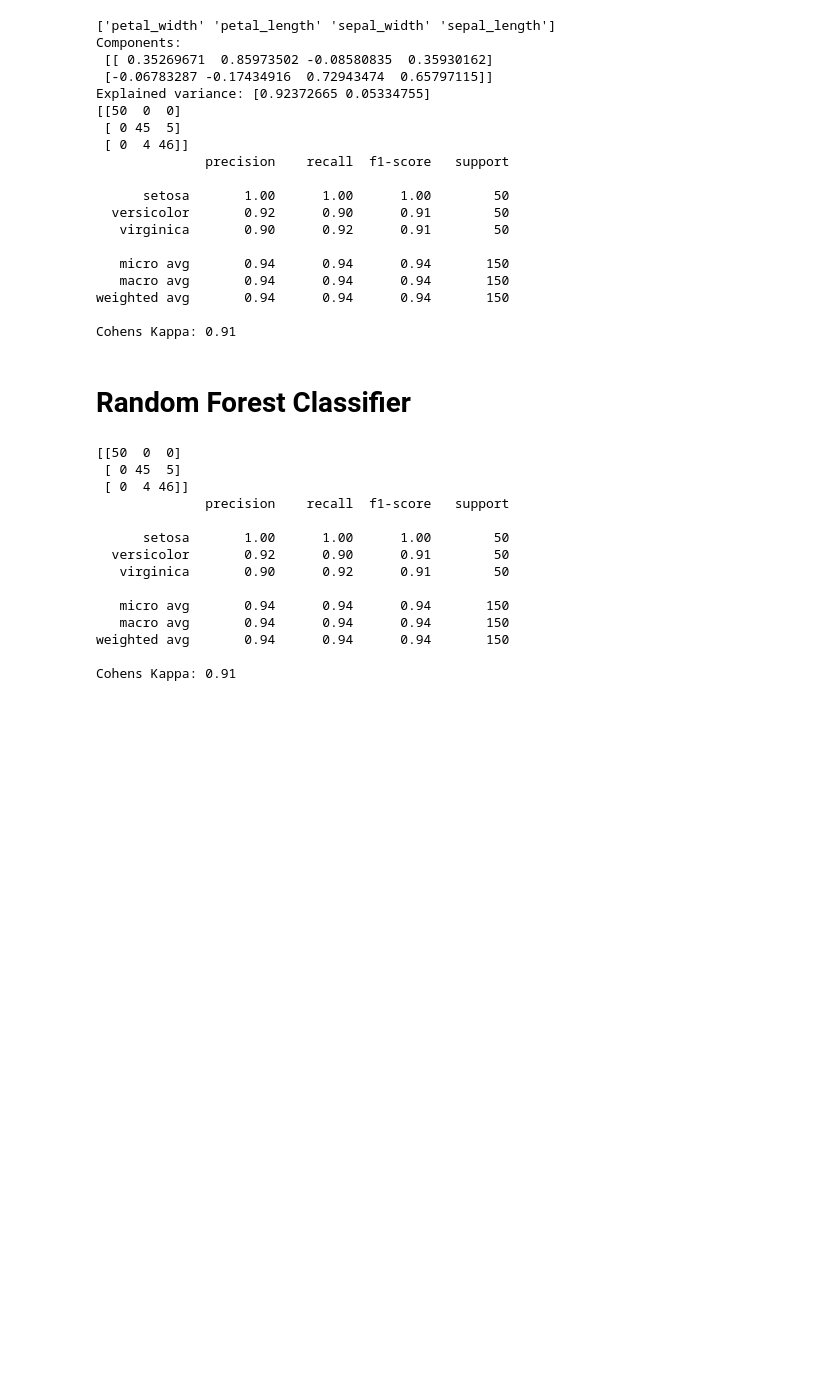
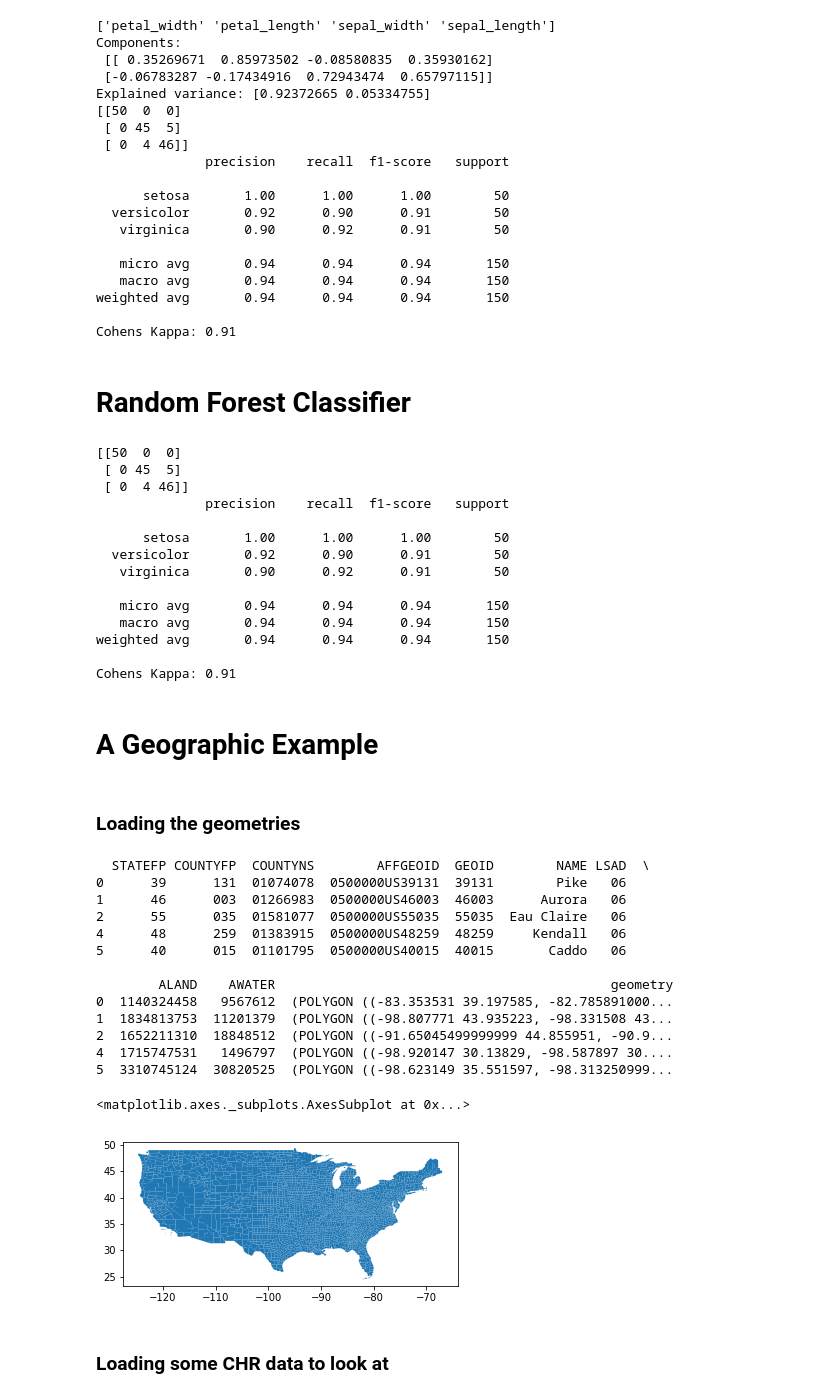
Before and after one commit to thomaspingel/geography_single_shot_notebooks, a Jupyter notebook: Classification.ipynb, the cells around one changed output. Saved outputs shown, nothing was run; the diff lists cells and outputs as text; code cells hidden in the pictures; blank space fills up the shorter version.

```diff
--- a/Classification.ipynb
+++ b/Classification.ipynb
@@ -362,3 +365,38 @@ print('Cohens Kappa:',kappa)
 weighted avg       0.94      0.94      0.94       150
 
 Cohens Kappa: 0.91
+# %% [markdown]
+# A Geographic Example
+# %% [markdown]
+### Loading the geometries
+# %%
+# "counties" is a geojson encoded version of the Cartographic Boundary Files from the census
+
+county_url = 'https://raw.githubusercontent.com/thomaspingel/geodata/master/cb_2016_us_county_20m.geojson'
+counties = geopandas.read_file(county_url)
+
+# Remove AK, HI, and PR for simplicity of visualization
+counties = counties.loc[counties['STATEFP']!='02']
+counties = counties.loc[counties['STATEFP']!='15']
+counties = counties.loc[counties['STATEFP']!='72']
+
+print(counties.head())
+counties.plot()
+# %% [output]
+  STATEFP COUNTYFP  COUNTYNS        AFFGEOID  GEOID        NAME LSAD  \
+0      39      131  01074078  0500000US39131  39131        Pike   06
+1      46      003  01266983  0500000US46003  46003      Aurora   06
+2      55      035  01581077  0500000US55035  55035  Eau Claire   06
+4      48      259  01383915  0500000US48259  48259     Kendall   06
+5      40      015  01101795  0500000US40015  40015       Caddo   06
+
+        ALAND    AWATER                                           geometry
+0  1140324458   9567612  (POLYGON ((-83.353531 39.197585, -82.785891000...
+1  1834813753  11201379  (POLYGON ((-98.807771 43.935223, -98.331508 43...
+2  1652211310  18848512  (POLYGON ((-91.65045499999999 44.855951, -90.9...
+4  1715747531   1496797  (POLYGON ((-98.920147 30.13829, -98.587897 30....
+5  3310745124  30820525  (POLYGON ((-98.623149 35.551597, -98.313250999...
+<matplotlib.axes._subplots.AxesSubplot at 0x...>
+[figure, added]
+# %% [markdown]
+### Loading some CHR data to look at
```
Also changed, not shown: parts of 36 cells of this notebook.
